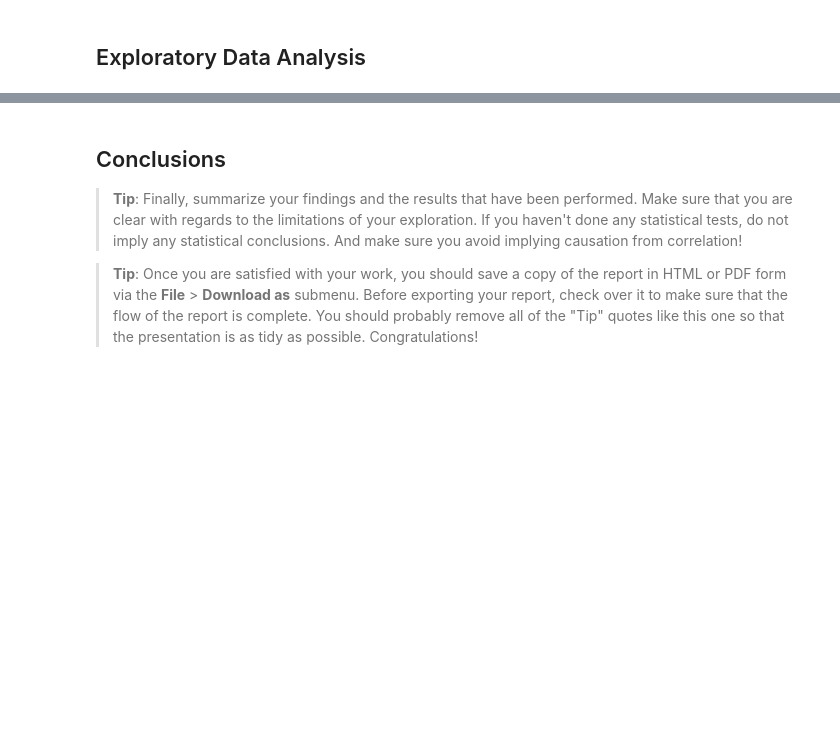
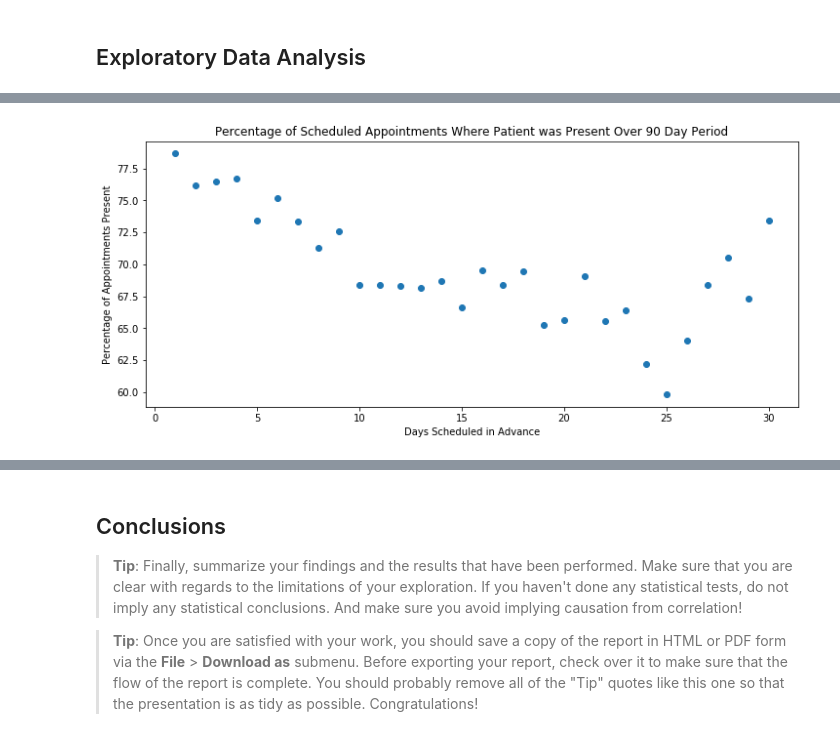
Before and after one commit to timothyshort/data_analysis, a Jupyter notebook: 03_data_analysis/project-no_show_appts/investigate-a-dataset-template.ipynb, the cells around one changed output, grey strips where cells are left out. Cells and saved outputs as stored; diff of their text form; code cells hidden in the pictures; blank space fills up the shorter version.

```diff
--- a/03_data_analysis/project-no_show_appts/investigate-a-dataset-template.ipynb
+++ b/03_data_analysis/project-no_show_appts/investigate-a-dataset-template.ipynb
@@ -84,0 +137,12 @@ df = pd.read_csv('cleaned-noshowappointments.csv')
+# %%
+start = 0
+end = 30
+y = df.groupby('DateDifference')['ApptResult'].mean()[start:end]*100
+x = range(start + 1, end + 1)
+plt.figure(figsize=(12,5))
+plt.scatter(x,y);
+plt.title("Percentage of Scheduled Appointments Where Patient was Present Over 90 Day Period");
+plt.xlabel("Days Scheduled in Advance");
+plt.ylabel("Percentage of Appointments Present");
+# %% [output]
+[figure, added]
```
Also changed, not shown: parts of 30 cells of this notebook.
